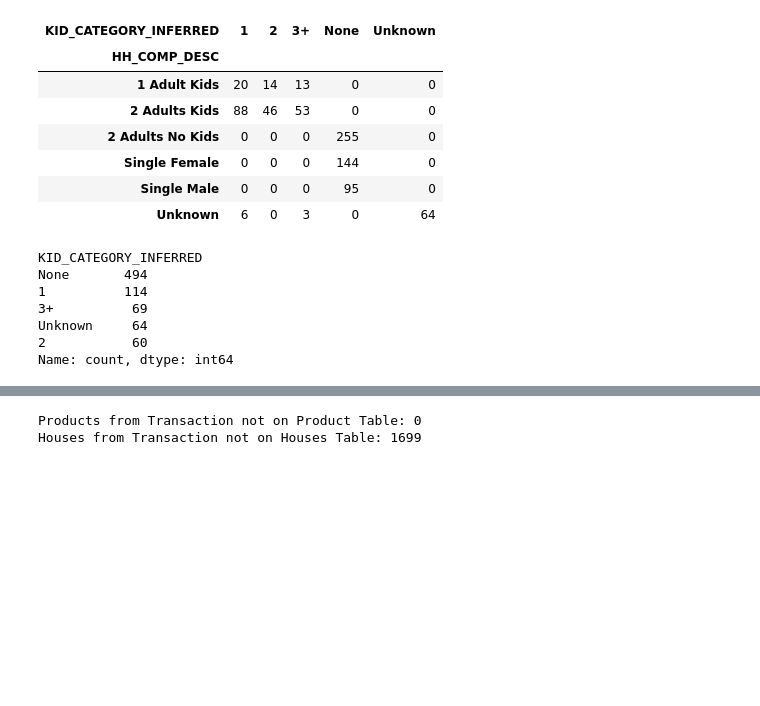
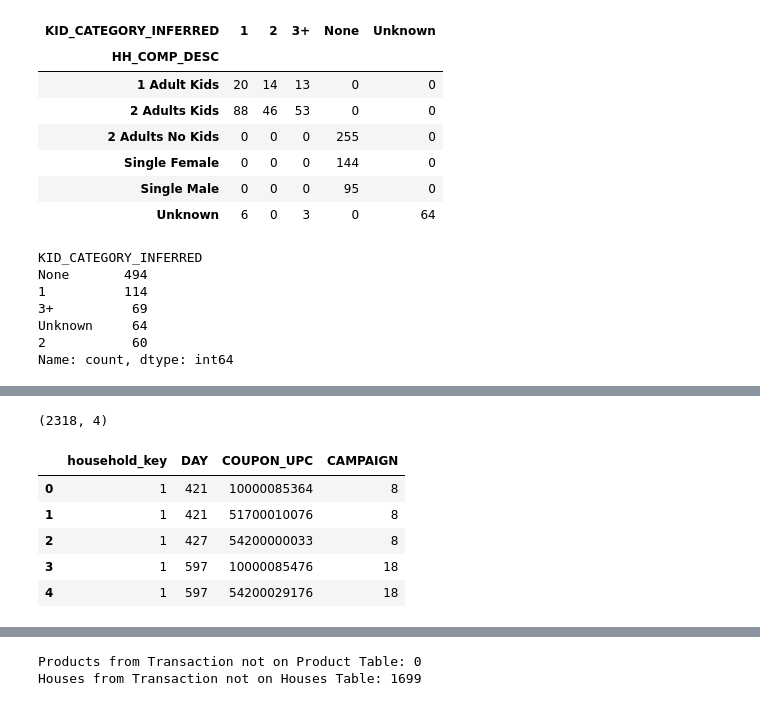
Before and after one commit to andreydesousa92-byte/Churn_Dunhumby_Kaggle, a Jupyter notebook: customer-churn-prediction.ipynb, the cells around one changed output, grey strips where cells are left out. Drawn from its saved outputs; the diff is of its cells as text; code cells hidden in the pictures; blank space fills up the shorter version.

```diff
--- a/customer-churn-prediction.ipynb
+++ b/customer-churn-prediction.ipynb
@@ -244,0 +294,12 @@ Name: count, dtype: int64
+# %%
+coupon_redempt = pd.read_csv(RAW_PATH / "coupon_redempt.csv")
+print(coupon_redempt.shape)
+coupon_redempt.head()
+# %% [output]
+(2318, 4)
+|  | household_key | DAY | COUPON_UPC | CAMPAIGN |
+| 0 | 1 | 421 | 10000085364 | 8 |
+| 1 | 1 | 421 | 51700010076 | 8 |
+| 2 | 1 | 427 | 54200000033 | 8 |
+| 3 | 1 | 597 | 10000085476 | 18 |
+| 4 | 1 | 597 | 54200029176 | 18 |
```
Also changed, not shown: parts of 89 cells of this notebook.
